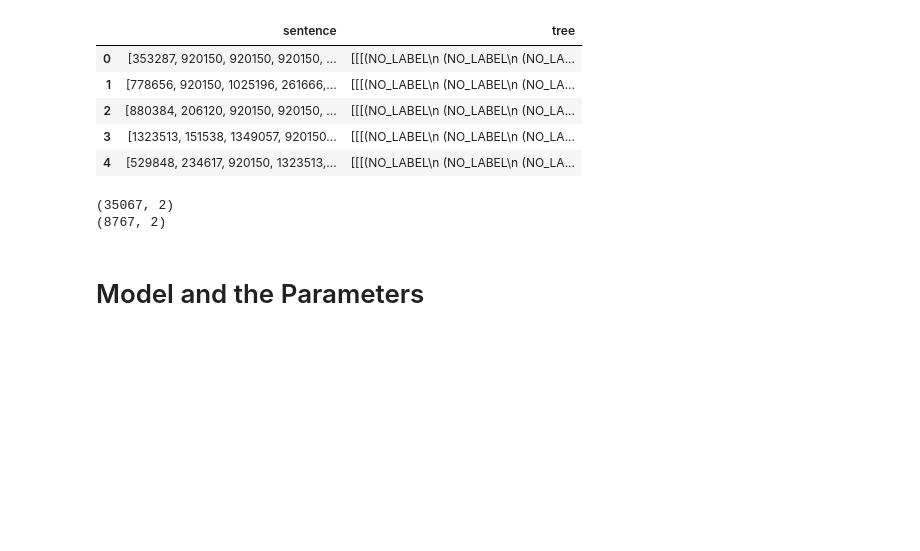
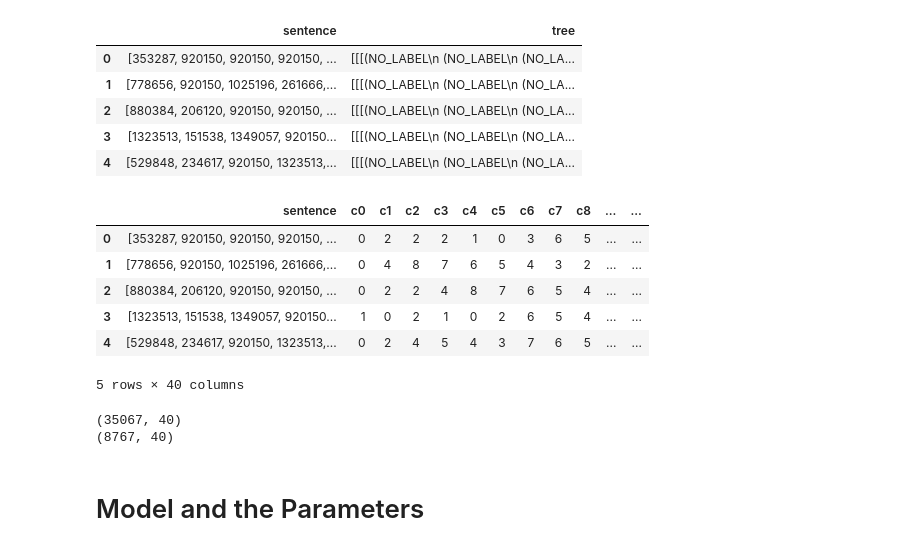
Before and after one commit to Kandy16/constituency-parsing, a Jupyter notebook: primitive-constituency-parsing-batching.ipynb, the cells around one changed output. Drawn from its saved outputs; the diff is of its cells as text; code cells hidden in the pictures; blank space fills up the shorter version.

```diff
--- a/primitive-constituency-parsing-batching.ipynb
+++ b/primitive-constituency-parsing-batching.ipynb
@@ -32,21 +36,18 @@ print(process.memory_info().rss / (1024*1024), 'MB') # to get memory used by thi
 # %% [markdown]
 # Load Google vectors
 # %%
-UNK = '</s>'
-FILLER = '</fill>'
-
 dirname = os.getcwd()
-googlePath = os.path.join(dirname, 'datasets/')
-outfile = googlePath +'google_word_corpus.pic'
+datasetPath = os.path.join(dirname, 'datasets/')
+outfile = datasetPath +'google_word_corpus.pic'
 
 with open(outfile, 'rb') as pickle_file:
     googleCorpus, google_corpus_word_to_int, google_corpus_int_to_word = pickle.load(pickle_file)
-googleSet = pd.read_csv(googlePath+'GoogleNews-vectors-negative10.txt', sep=' ', header=None)
+googleSet = pd.read_csv(datasetPath+'GoogleNews-vectors-negative10.txt', sep=' ', header=None)
 
 print(googleSet.shape)
 print(googleSet.head())
 
-# TO BE DONE - Appropriate value should be added for FILLER
+# TO BE DONE - Appropriate value should be added for FILLER (or) it has to be trained
 fill_data = {0:FILLER}
 for i in range(1, googleSet.shape[1]):
     fill_data[i] = i
@@ -100,9 +101,9 @@ googleVectors = googleSet.iloc[:,1:]
 # %% [markdown]
 # Load training and test dataset
 # %%
-#treeDataframe = pd.read_csv(googlePath+'constituency-parsing-data-all-UNK.csv', sep=' ', header=None )
-#treeDataframe = pd.read_csv(googlePath+'constituency-parsing-data-all-UNK-less-40-words.csv', sep=' ', header=None )
-treeDataframe = pd.read_csv(googlePath+'constituency-parsing-data-40-UNK-NOLABEL.csv', sep=' ', header=None )
+#treeDataframe = pd.read_csv(datasetPath+'constituency-parsing-data-all-UNK.csv', sep=' ', header=None )
+#treeDataframe = pd.read_csv(datasetPath+'constituency-parsing-data-all-UNK-less-40-words.csv', sep=' ', header=None )
+treeDataframe = pd.read_csv(datasetPath+'constituency-parsing-data-40-UNK-NOLABEL.csv', sep=' ', header=None )
 
 treeDataframe.columns =['sentence', 'tree']
 treeDataframe['tree'] = treeDataframe['tree'].apply(nltk.Tree.fromstring)
@@ -144,13 +136,63 @@ treeDataframe_num.head()
 | 2 | [880384, 206120, 920150, 920150, ... | [[[(NO_LABEL\n (NO_LABEL\n (NO_LA... |
 | 3 | [1323513, 151538, 1349057, 920150... | [[[(NO_LABEL\n (NO_LABEL\n (NO_LA... |
 | 4 | [529848, 234617, 920150, 1323513,... | [[[(NO_LABEL\n (NO_LABEL\n (NO_LA... |
+# %%
+#compute the tree formation index for the golden tree
+# This does a depth first traversal of tree and gets the left child index of each sub-tree formation
+def convert_tree(tree, leaves, input_list):
+    if(type(tree[0]) == type('some string')):
+        # we use the leaves() function to get the indexes of child elements
+        # everytime when an element is found, it is important to remove them to avoid getting them reused
+        leaveIndex = leaves.index(tree[0])
+        leaves[leaveIndex]=''
+        return leaveIndex
+
+    leftIndex = convert_tree(tree[0], leaves, input_list)
+    rightIndex = convert_tree(tree[1], leaves, input_list)
+    input_list.append(leftIndex)
+    return leftIndex
+
+def convert_trees(tree):
+    tree_combination= []
+    tree_leaves = tree.leaves()
+    convert_tree(tree, tree_leaves, tree_combination)
+
+    # the indexes obtained for forming the tree assumes the size of the leaves is unchanged.
+    # But everytime when a subtree is formed two nodes are merged together and hence size reduces
+
+    # the below code is to make sure the index is updated as according to where the merge happened
+    # all the indexes which are right to where the merge happened has to get subtracted by 1
+    # because of removal of a node
+
+    for i in range(len(tree_combination)-1):
+        for j in range(i+1, len(tree_combination)):
+            if(tree_combination[j] > tree_combination[i]):
+                tree_combination[j] = tree_combination[j] - 1
+    return np.array(tree_combination)
+
+columnList = []
+for i in range(MAX_WORD_COUNT-1):
+    columnList.append('c'+str(i))
+#get the list of indexes and store it in column 'c'. Afterwards break the 'c' to MAX_WORD_COUNT-1 columns
+treeDataframe_num['c'] = treeDataframe_num['tree'].apply(convert_trees)
+treeDataframe_num[columnList] = pd.DataFrame(treeDataframe_num.c.values.tolist(), index= treeDataframe_num.index)
+treeDataframe_num.drop(columns=['tree', 'c'], inplace=True)
+treeDataframe_num.head()
+# %% [output]
+|  | sentence | c0 | c1 | c2 | c3 | c4 | c5 | c6 | c7 | c8 | ... | ... |
+| 0 | [353287, 920150, 920150, 920150, ... | 0 | 2 | 2 | 2 | 1 | 0 | 3 | 6 | 5 | ... | ... |
+| 1 | [778656, 920150, 1025196, 261666,... | 0 | 4 | 8 | 7 | 6 | 5 | 4 | 3 | 2 | ... | ... |
+| 2 | [880384, 206120, 920150, 920150, ... | 0 | 2 | 2 | 4 | 8 | 7 | 6 | 5 | 4 | ... | ... |
+| 3 | [1323513, 151538, 1349057, 920150... | 1 | 0 | 2 | 1 | 0 | 2 | 6 | 5 | 4 | ... | ... |
+| 4 | [529848, 234617, 920150, 1323513,... | 0 | 2 | 4 | 5 | 4 | 3 | 7 | 6 | 5 | ... | ... |
+5 rows × 40 columns
 # %%
 treeDF_train, treeDF_test = sklearn.model_selection.train_test_split(treeDataframe_num, test_size=0.2)
 print(treeDF_train.shape)
 print(treeDF_test.shape)
 # %% [output]
-(35067, 2)
-(8767, 2)
+(35067, 40)
+(8767, 40)
 # %%
 #treeDF_train = treeDataframe_num.iloc[treeDataframe_num.shape[0]-50:treeDataframe_num.shape[0]]
 #treeDF_test = treeDataframe_num.iloc[0:treeDataframe_num.shape[0]-50]
```
Also changed, not shown: parts of 8 cells of this notebook, 1 other file.
